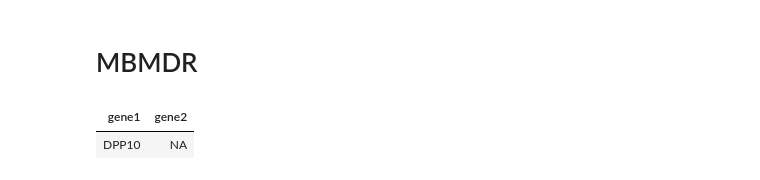
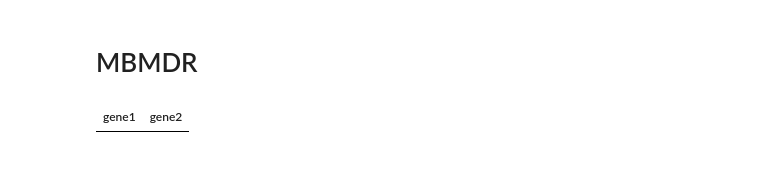
Before and after one commit to hclimente/genewa, a Jupyter notebook: results/epistasis/genesis_epistasis.ipynb, the cells around one changed output. Saved outputs shown, nothing was run; the diff lists cells and outputs as text; code cells hidden in the pictures.

```diff
--- a/results/epistasis/genesis_epistasis.ipynb
+++ b/results/epistasis/genesis_epistasis.ipynb
@@ -70,10 +78,11 @@ mbmdr <- read_table("genesis.mbmdr_output.txt", col_types = "ccdd", skip = 2) %>
 # %%
-mbmdr %>%
-    filter(p < 0.05) %>%
+mbmdr <- read_table("genesis.processed.mbmdr.txt", col_types = "ccdd", skip = 2) %>%
+    set_colnames(c("snp1", "snp2", "chi2", "p"))
+
+filter(mbmdr, p < 0.05) %>%
     merge(gene2snp, by.y = "snp", by.x = "snp1", all.x = T) %>%
     merge(gene2snp, by.y = "snp", by.x = "snp2", all.x = T, suffixes = c("1","2")) %>%
     select(gene1, gene2) %>%
     unique
 # %% [output]
 | gene1 | gene2 |
-| DPP10 | NA |
```
Also changed, not shown: parts of 8 cells of this notebook.
